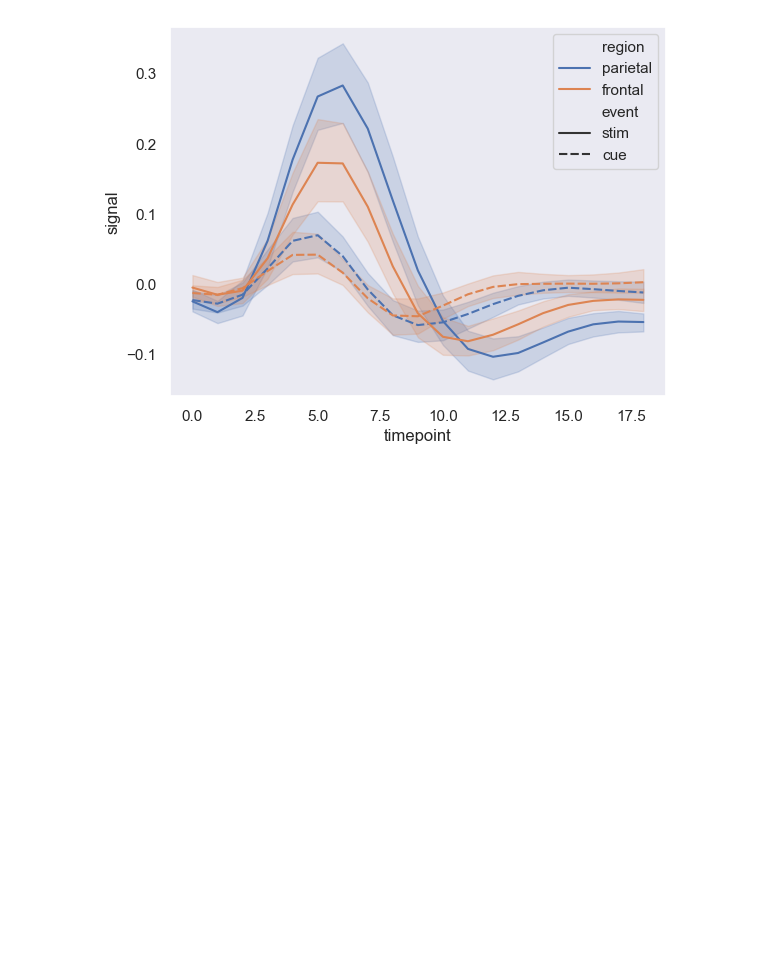
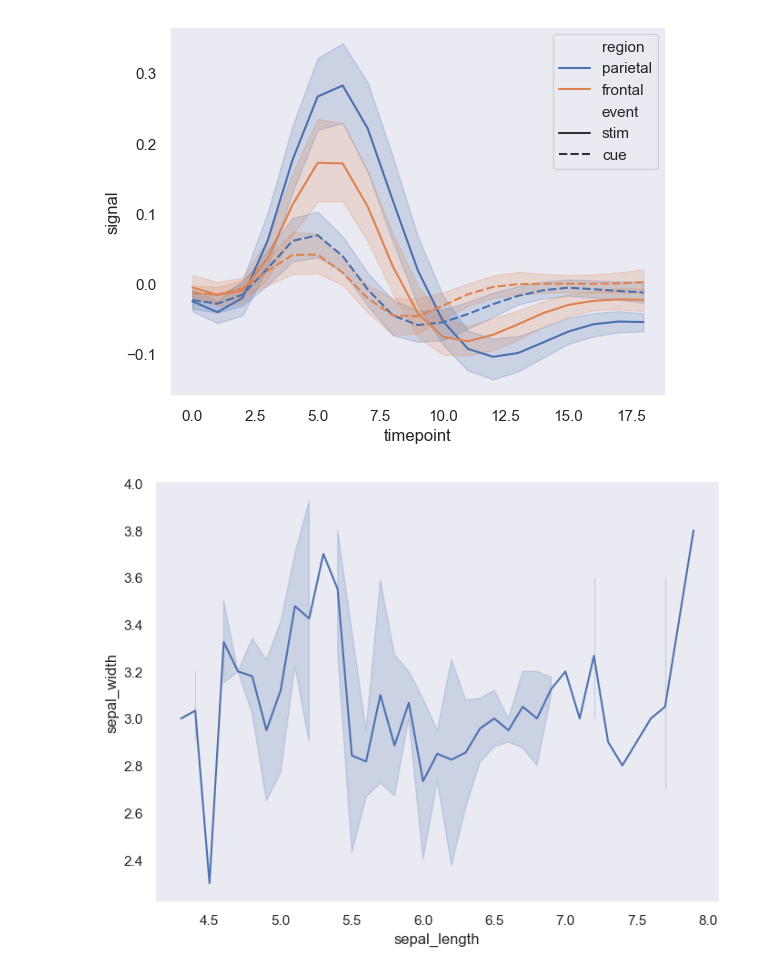
Before and after one commit to abhilash1704/data-analyst, a Jupyter notebook: seaborn.ipynb, the cells around one changed output. Saved outputs shown, nothing was run; the diff lists cells and outputs as text; code cells hidden in the pictures; blank space fills up the shorter version.

Commit message:
lineplot graph

```diff
--- a/seaborn.ipynb
+++ b/seaborn.ipynb
@@ -41,3 +41,18 @@ sns.lineplot(x="timepoint",
 # %% [output]
 <Axes: xlabel='timepoint', ylabel='signal'>
 [figure]
+# %%
+import seaborn as sns
+import matplotlib.pyplot as plt
+
+data = sns.load_dataset("iris")
+
+plt.figure(figsize = (8, 6))
+
+sns.lineplot(x="sepal_length", y="sepal_width", data=data)
+
+sns.despine()
+
+plt.show()
+# %% [output]
+[figure, added]
```
